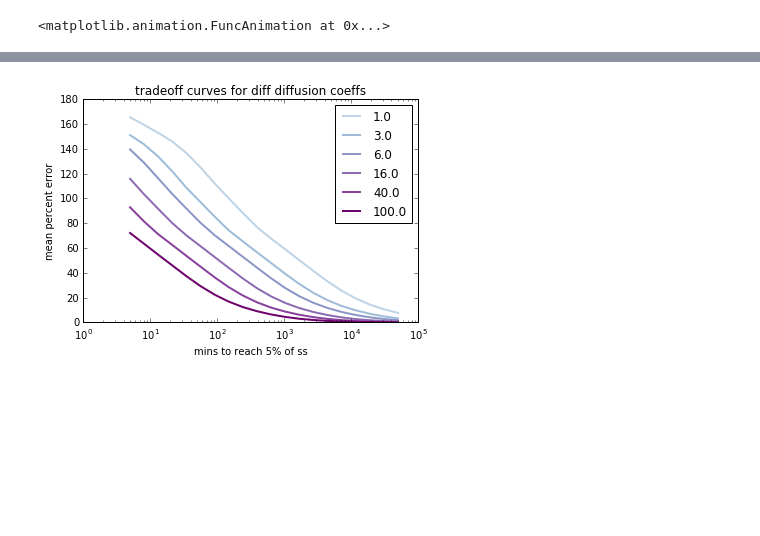
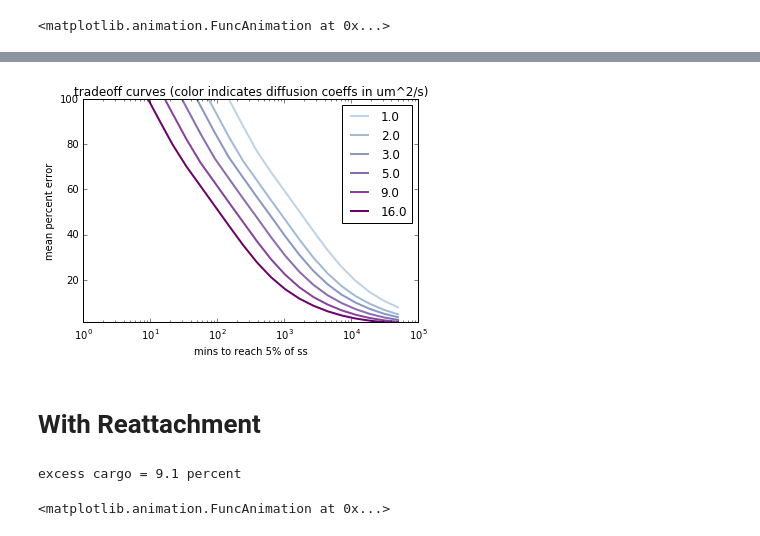
Before and after one commit to ahwillia/Williams-etal-Synaptic-Transport, a Jupyter notebook: code/08_morphologies/L5_cell.ipynb, the cells around one changed output, grey strips where cells are left out. Drawn from its saved outputs; the diff is of its cells as text; code cells hidden in the pictures; blank space fills up the shorter version.

```diff
--- a/code/08_morphologies/L5_cell.ipynb
+++ b/code/08_morphologies/L5_cell.ipynb
@@ -29,0 +38,7 @@ plt.show()
+# %%
+import fig8_sushi_belt
+
+A,u,t,err = fig8_sushi_belt.run_uniform_sim(h, 8e-5, 10.0)
+fig8_sushi_belt.snapshots(h,u,t,'plots/no_reattach',cellname,view,u_cmap,us_cmap)
+N = A.shape[1] / 2
+print 'mean percent error  = %2.2f'%(err[-1])
@@ -30,10 +47,5 @@ plt.show()
 # %%
-import fig8_sushi_belt
-
-A,u,t,err = fig8_sushi_belt.run_uniform_sim(h, 1e-6, 4.0)
-N = A.shape[1] / 2
-
-## Make an animation to show the convergence
+# Animation to show distribution on the microtubules
 from PyNeuronToolbox.morphology import shapeplot_animate
 from JSAnimation import IPython_display
 from matplotlib import animation
@@ -41,24 +53,23 @@ from matplotlib import animation
 clim = [0,2]
 nframes = u.shape[0]
 
-# Make an animation
 fig = plt.figure(figsize=(8,8))
 ax = plt.subplot(111, projection='3d')
 lines = morphology.shapeplot(h,ax,order='pre',lw=2)
 ax.view_init(*view)
 ax.set_axis_off()
-plt.title('cargo distribution over (log) time',fontweight='bold',fontsize=14)
+plt.title('cargo on microtubles over (log) time',fontweight='bold',fontsize=14)
 
 # Hack to get a colorbar
 # http://stackoverflow.com/questions/8342549/matplotlib-add-colorbar-to-a-sequence-of-line-plots
-sm = plt.cm.ScalarMappable(cmap=plt.cm.cool, norm=plt.Normalize(clim[0],clim[1]))
+sm = plt.cm.ScalarMappable(cmap=u_cmap, norm=plt.Normalize(clim[0],clim[1]))
 sm._A = []
 plt.colorbar(sm, shrink=0.5)
 plt.tight_layout()
 
 #plt.show()
-anim_func = morphology.shapeplot_animate(u[:,:N],lines,nframes,clim=clim,cmap=cm.cool)
+anim_func = morphology.shapeplot_animate(u[:,:N],lines,nframes,clim=clim,cmap=u_cmap)
 anim = animation.FuncAnimation(fig, anim_func, frames=nframes, interval=400)
-anim
+anim.save('./anim/with_reattach/'+cellname+'_u.mp4'); anim
 # %% [output]
 <matplotlib.animation.FuncAnimation at 0x...>
@@ -65,15 +98,18 @@ anim
 # %%
 plt.figure()
 palette = ['#bfd3e6','#9ebcda','#8c96c6','#8c6bb1','#88419d','#6e016b']
-detach_timescale = np.logspace(-4,-6,len(palette))
-
+detach_timescale = np.round(np.logspace(-4,-6,len(palette)),6)
+err = []
 for i in range(len(detach_timescale)):
-    print '*'
     A,u,t,err_ = fig8_sushi_belt.run_uniform_sim(h, detach_timescale[i], 4.0)
-    plt.plot(t/60,err_,'.-',color=palette[i],lw=2)
+    plt.plot(t/60,err_,'.-',color=palette[i],lw=2, label=detach_timescale[i])
+    err.append(err_)
 
 plt.xscale('log')
 plt.ylabel('mean error (%)')
 plt.xlabel('time (mins)')
 plt.ylim([0,100])
+plt.legend(loc='best')
+plt.title('Error vs time (color indicates detachment rate)')
+plt.show()
 # %% [output]
@@ -88,18 +117,49 @@ plt.ylim([0,100])
 # %%
 tradeoff = fig8_sushi_belt.calc_tradeoff_curve(h,diff_coeff=10.0)
-np.savetxt('./data/l5cell_tradeoff.txt',tradeoff)
+np.savetxt('./data/no_reattach/'+cellname+'_tradeoff.txt',tradeoff)
 
 plt.figure()
-dcs = np.round(np.logspace(0,2,6))
+dcs = np.round(np.logspace(0,1.2,6))
 for i in range(len(palette)):
     tradeoff = fig8_sushi_belt.calc_tradeoff_curve(h,diff_coeff=dcs[i])
     plt.plot(tradeoff[:,0],tradeoff[:,1],'-',lw=2,color=palette[i])
 plt.xscale('log')
 plt.xlim([1e0,1e5])
+plt.ylim([1,100])
 plt.xlabel('mins to reach 5% of ss')
 plt.ylabel('mean percent error')
-plt.title('tradeoff curves for diff diffusion coeffs')
+plt.title('tradeoff curves (color indicates diffusion coeffs in um^2/s)')
 plt.legend(dcs)
 plt.show()
 # %% [output]
-[figure, old version]
+[figure, new version]
+# %% [markdown]
+# With Reattachment
+# %%
+A,u,t,excess = fig8_sushi_belt.run_uniform_reattachment(h, 0.1, 10.0)
+fig8_sushi_belt.snapshots(h,u,t,'plots/with_reattach',cellname,view,u_cmap,us_cmap)
+print 'excess cargo = %2.1f percent'%(excess[-1])
+# %% [output]
+excess cargo = 9.1 percent
+# %%
+# Animation to show distribution on the microtubules
+fig = plt.figure(figsize=(8,8))
+ax = plt.subplot(111, projection='3d')
+lines = morphology.shapeplot(h,ax,order='pre',lw=2)
+ax.view_init(*view)
+ax.set_axis_off()
+plt.title('cargo on microtubles over (log) time',fontweight='bold',fontsize=14)
+
+# Hack to get a colorbar
+# http://stackoverflow.com/questions/8342549/matplotlib-add-colorbar-to-a-sequence-of-line-plots
+sm = plt.cm.ScalarMappable(cmap=u_cmap, norm=plt.Normalize([0,0.2]))
+sm._A = []
+plt.colorbar(sm, shrink=0.5)
+plt.tight_layout()
+
+#plt.show()
+anim_func = morphology.shapeplot_animate(u[:,:N],lines,nframes,clim=[0,0.2],cmap=u_cmap)
+anim = animation.FuncAnimation(fig, anim_func, frames=nframes, interval=400)
+anim.save('./anim/with_reattach/'+cellname+'_u.mp4'); anim
+# %% [output]
+<matplotlib.animation.FuncAnimation at 0x...>
```
Also changed, not shown: parts of 9 cells of this notebook, 53 other files.
